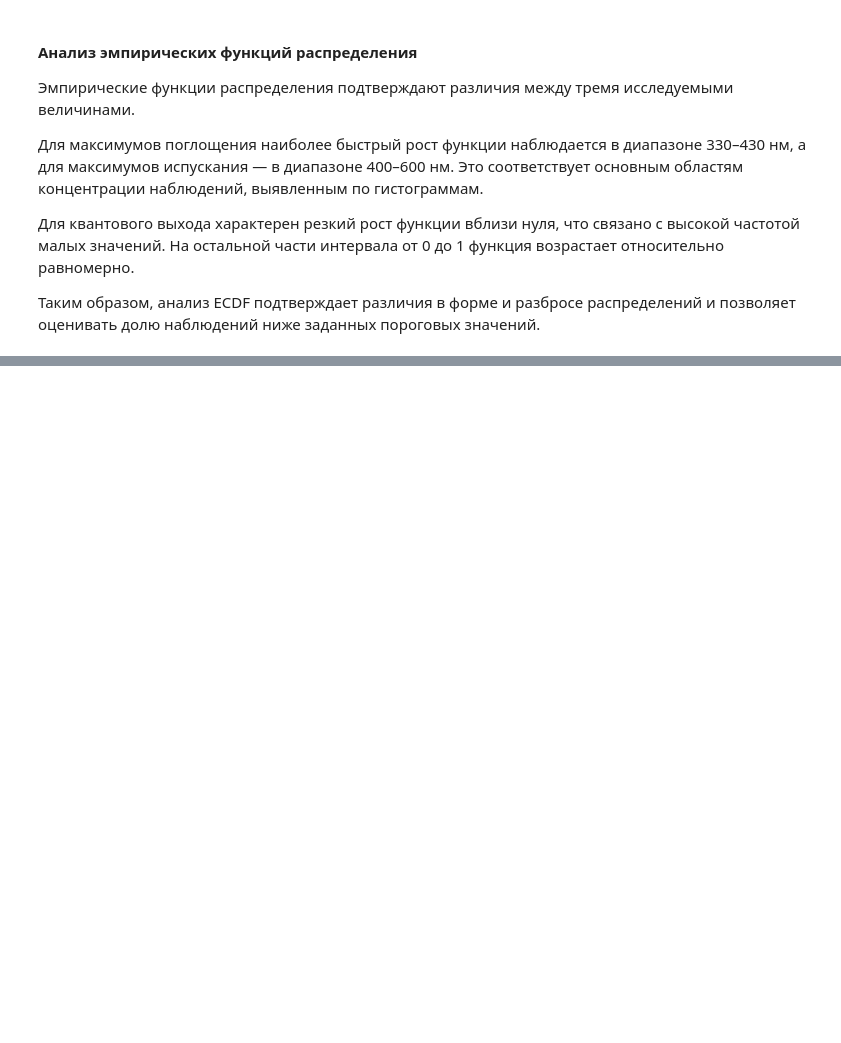
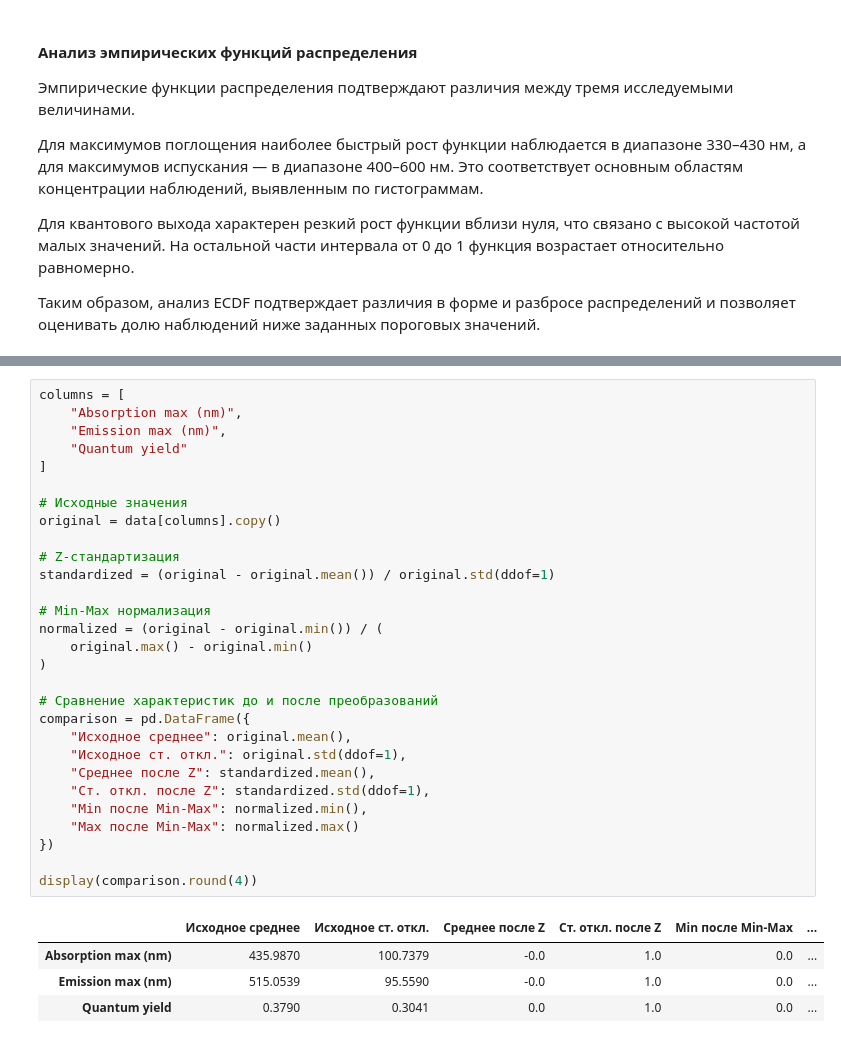
Before and after one commit to mdtokarev/App-Stat-Lab01, a Jupyter notebook: AppStatLab01.ipynb, the cells around one changed output, grey strips where cells are left out. Cells and saved outputs as stored; diff of their text form; blank space fills up the shorter version.

Commit message:
Подобраны и сравнены теоретические распределения. Выполнены нормализация и стандартизация данных, добавлены математические обоснования и выводы.

```diff
--- a/AppStatLab01.ipynb
+++ b/AppStatLab01.ipynb
@@ -756,0 +1023,34 @@ plt.show()
+# %%
+columns = [
+    "Absorption max (nm)",
+    "Emission max (nm)",
+    "Quantum yield"
+]
+
+# Исходные значения
+original = data[columns].copy()
+
+# Z-стандартизация
+standardized = (original - original.mean()) / original.std(ddof=1)
+
+# Min-Max нормализация
+normalized = (original - original.min()) / (
+    original.max() - original.min()
+)
+
+# Сравнение характеристик до и после преобразований
+comparison = pd.DataFrame({
+    "Исходное среднее": original.mean(),
+    "Исходное ст. откл.": original.std(ddof=1),
+    "Среднее после Z": standardized.mean(),
+    "Ст. откл. после Z": standardized.std(ddof=1),
+    "Min после Min-Max": normalized.min(),
+    "Max после Min-Max": normalized.max()
+})
+
+display(comparison.round(4))
+# %% [output]
+|  | Исходное среднее | Исходное ст. откл. | Среднее после Z | Ст. откл. после Z | Min после Min-Max | ... |
+| Absorption max (nm) | 435.9870 | 100.7379 | -0.0 | 1.0 | 0.0 | ... |
+| Emission max (nm) | 515.0539 | 95.5590 | -0.0 | 1.0 | 0.0 | ... |
+| Quantum yield | 0.3790 | 0.3041 | 0.0 | 1.0 | 0.0 | ... |
```
Also changed, not shown: parts of 16 cells of this notebook.
